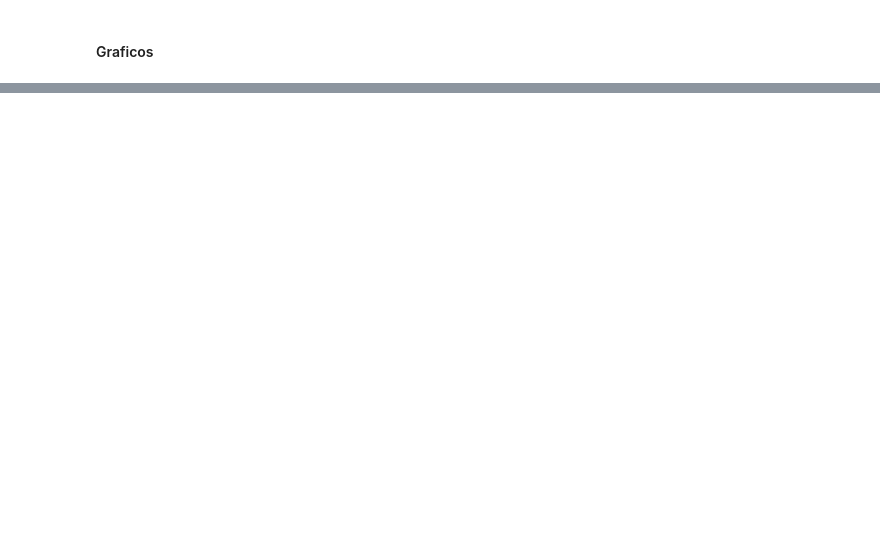
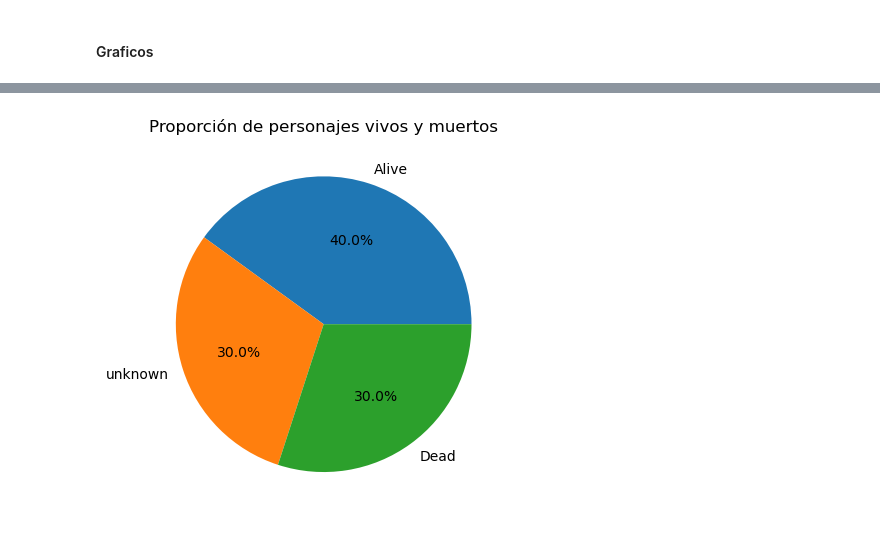
Before and after one commit to MarioCruzado8/API-RickandMorty, a Jupyter notebook: PC3 - API Rick and Morty.ipynb, the cells around one changed output, grey strips where cells are left out. Drawn from its saved outputs; the diff is of its cells as text; code cells hidden in the pictures; blank space fills up the shorter version.

```diff
--- a/PC3 - API Rick and Morty.ipynb
+++ b/PC3 - API Rick and Morty.ipynb
@@ -848,8 +1044,18 @@ plt.show()
 # %%
+import requests
+import pandas as pd
+
+character = requests.get("https://rickandmortyapi.com/api/character")
+data = character.json()
+df_character = pd.DataFrame(data["results"])
+
+
 # Contar la cantidad de personajes vivos y muertos
 conteo_estado = df_character['status'].value_counts()
 
 # Crear el gráfico de pastel
 plt.pie(conteo_estado.values, labels=conteo_estado.index, autopct='%1.1f%%')
 plt.title('Proporción de personajes vivos y muertos')
 plt.show()
+# %% [output]
+[figure, added]
```
Also changed, not shown: parts of 22 cells of this notebook.
